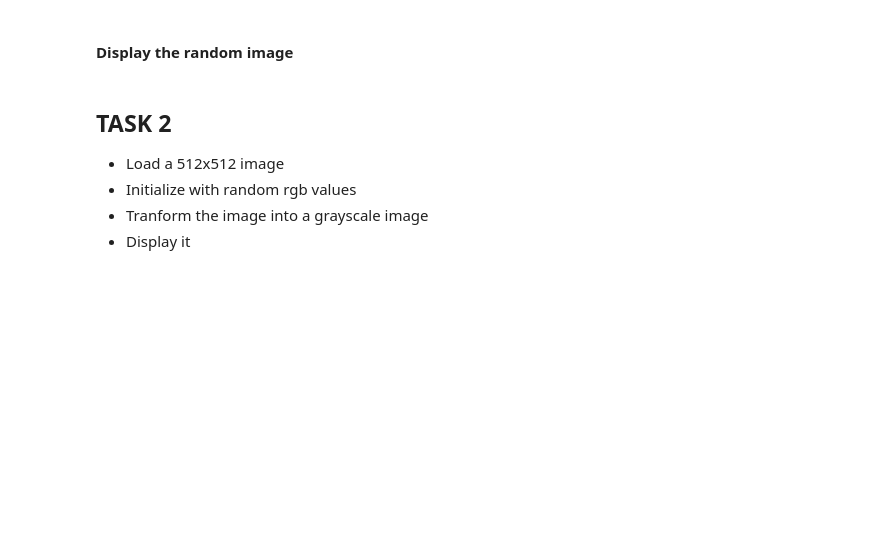
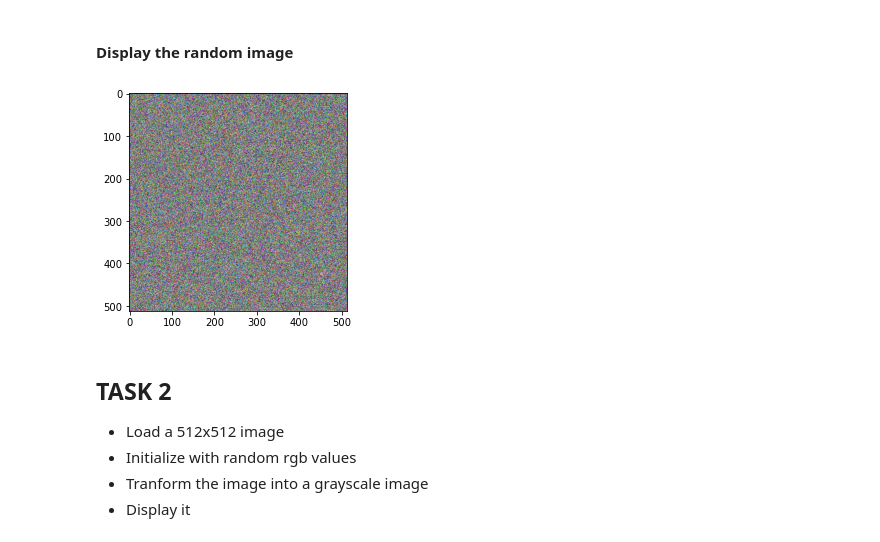
Before and after one commit to nishkalprakash/learn-fingerprint-processing, a Jupyter notebook: milestone_1.ipynb, the cells around one changed output. Drawn from its saved outputs; the diff is of its cells as text; code cells hidden in the pictures; blank space fills up the shorter version.

```diff
--- a/milestone_1.ipynb
+++ b/milestone_1.ipynb
@@ -24,2 +24,6 @@ You may add more code and markdown cells as needed
+# %%
+## Hint: use random package
+
+image = np.random.randint(0, 256, size=(512, 512, 3), dtype=np.uint8)
 # %% [markdown]
 #### Display the random image
@@ -28,3 +30,14 @@ You may add more code and markdown cells as needed
+# %%
+## Hint: use matplotlib
+import matplotlib.pyplot as plt
+# show the image using matplotlib
+plt.imshow(image)
+plt.show()
+
+# save the image as a file in the current directory
+plt.imsave('random_image.png', image)
+# %% [output]
+[figure, added]
 # %% [markdown]
 ## TASK 2
 
```
Also changed, not shown: parts of 15 cells of this notebook, 1 other file.
